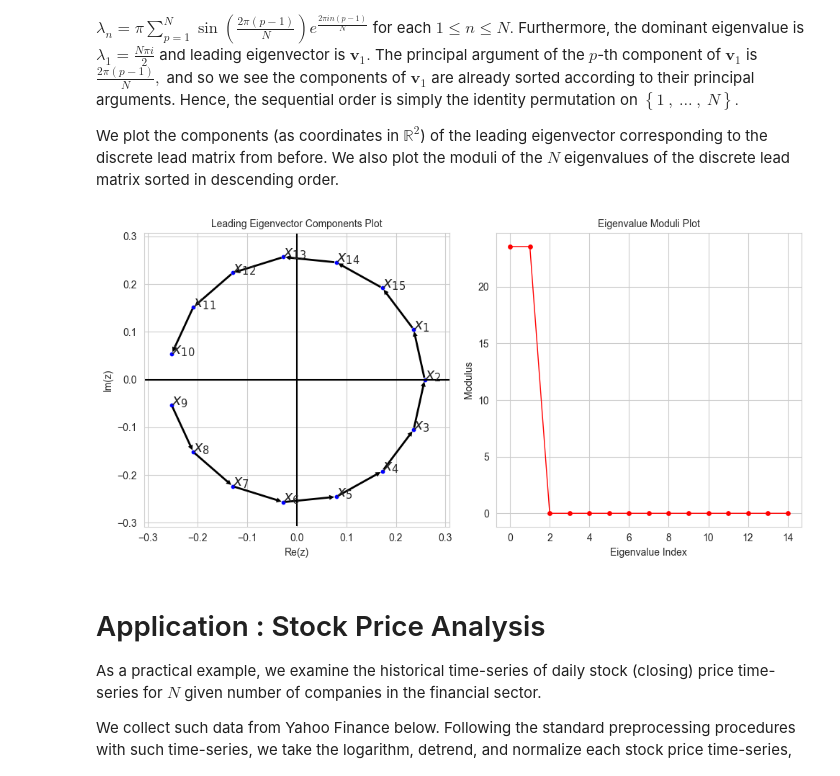
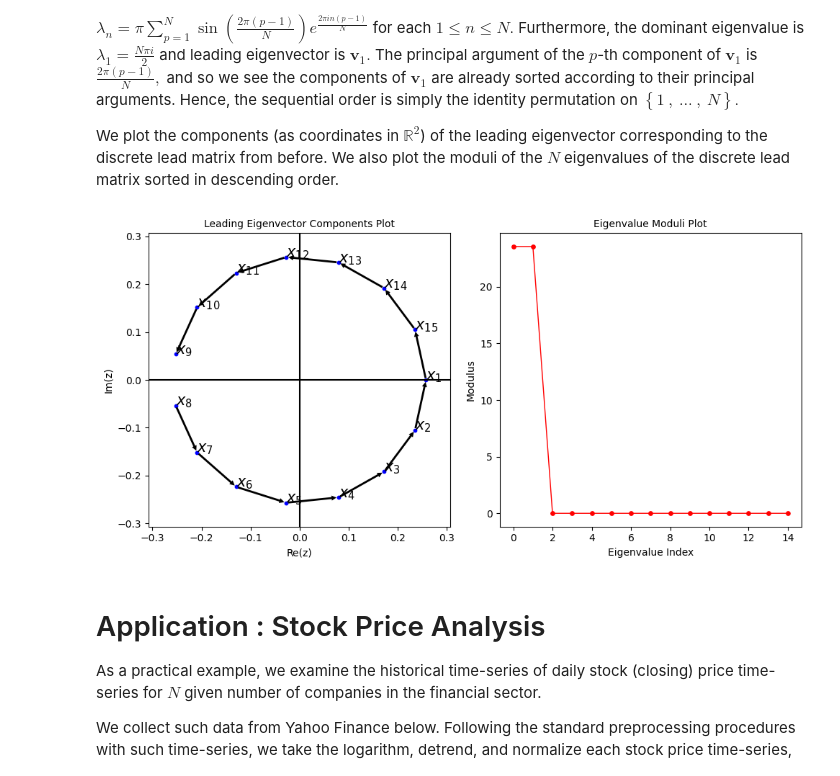
Before and after one commit to vskaush2/cyclicityanalysis, a Jupyter notebook: docs/example.ipynb, the cells around one changed output. Cells and saved outputs as stored; diff of their text form; code cells hidden in the pictures.

```diff
--- a/docs/example.ipynb
+++ b/docs/example.ipynb
@@ -133,18 +133,18 @@ def constellation_plot(v, sequential_order_dict, ax=None, figsize=(5,5),
   N=len(v)
 
   if plot_xmax is None:
-    plot_xmax= np.max(np.abs(x)) + 0.05
+    plot_xmax= np.max(np.abs(x)) + 0.1
   if plot_xmin is None:
     plot_xmin = -plot_xmax
   if plot_ymax is None:
-    plot_ymax= np.max(np.abs(y)) + 0.05
+    plot_ymax= np.max(np.abs(y)) + 0.1
   if plot_ymin is None:
     plot_ymin = -plot_ymax
 
   ax.set_title(title, size=title_size)
   ax.scatter(x,y,color=marker_color,s=marker_size)
   ax.set_xlim(plot_xmin , plot_xmax)
-  ax.set_ylim(plot_xmin , plot_ymax)
+  ax.set_ylim(plot_ymin , plot_ymax)
   ax.hlines(0 , plot_xmin , plot_xmax, color=xaxis_color)
   ax.vlines(0 , plot_ymin , plot_ymax, color=yaxis_color)
   ax.set_xlabel(xlabel, size=xlabel_size)
@@ -168,36 +168,35 @@ def constellation_plot(v, sequential_order_dict, ax=None, figsize=(5,5),
 def eigenvalue_moduli_plot(eigenvalue_moduli, ax=None , figsize=(5,5) ,
                            title='Eigenvalue Moduli Plot' , title_size=10,
                            xlabel='Eigenvalue Index', xlabel_size=10,
                            ylabel = 'Modulus', ylabel_size=10, linewidth=1.0,
                            marker_size=15):
   if ax is None:
     ax = plt.subplots(figsize=figsize)[-1]
 
   ax.set_title(title, size=title_size)
   ax.set_xlabel(xlabel, size=xlabel_size)
   ax.set_ylabel(ylabel, size=ylabel_size)
 
   ax.scatter(range(len(eigenvalue_moduli)) , eigenvalue_moduli, s = marker_size , color='red')
   ax.plot(eigenvalue_moduli, linewidth=linewidth, color='red')
   return ax
 
 
 
 
 coom = COOM(lead_lag_df)
 eigenvalue_moduli = coom.eigenvalue_moduli
-leading_eigenvector = coom.get_leading_eigenvector()
-sequential_order_dict = coom.compute_sequential_order_dict(leading_eigenvector)
+leading_eigenvector,leading_eigenvector_component_phases, sequential_order_dict = coom.compute_sequential_order(0)
 
 fig,axs=plt.subplots(1,2, figsize=(10,5))
 constellation_plot(leading_eigenvector, sequential_order_dict ,ax=axs[0],
                    include_sequential_order_arrows=True,
                    arrow_mutation_scale=10,
                    arrow_linewidth=0.01)
 eigenvalue_moduli_plot(eigenvalue_moduli, ax=axs[1])
 fig.tight_layout()
 # %% [output]
-[figure, old version]
+[figure, new version]
 # %% [markdown]
 # Application : Stock Price Analysis
 
```
Also changed, not shown: parts of 4 cells of this notebook, 6 other files.
